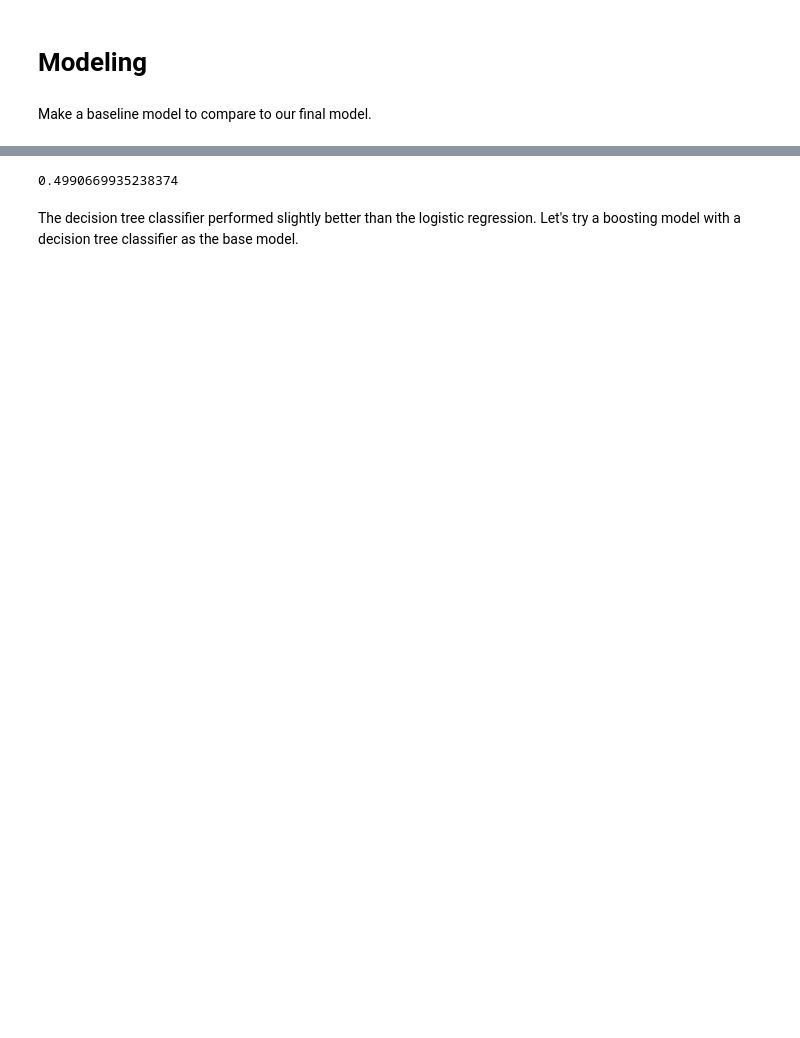
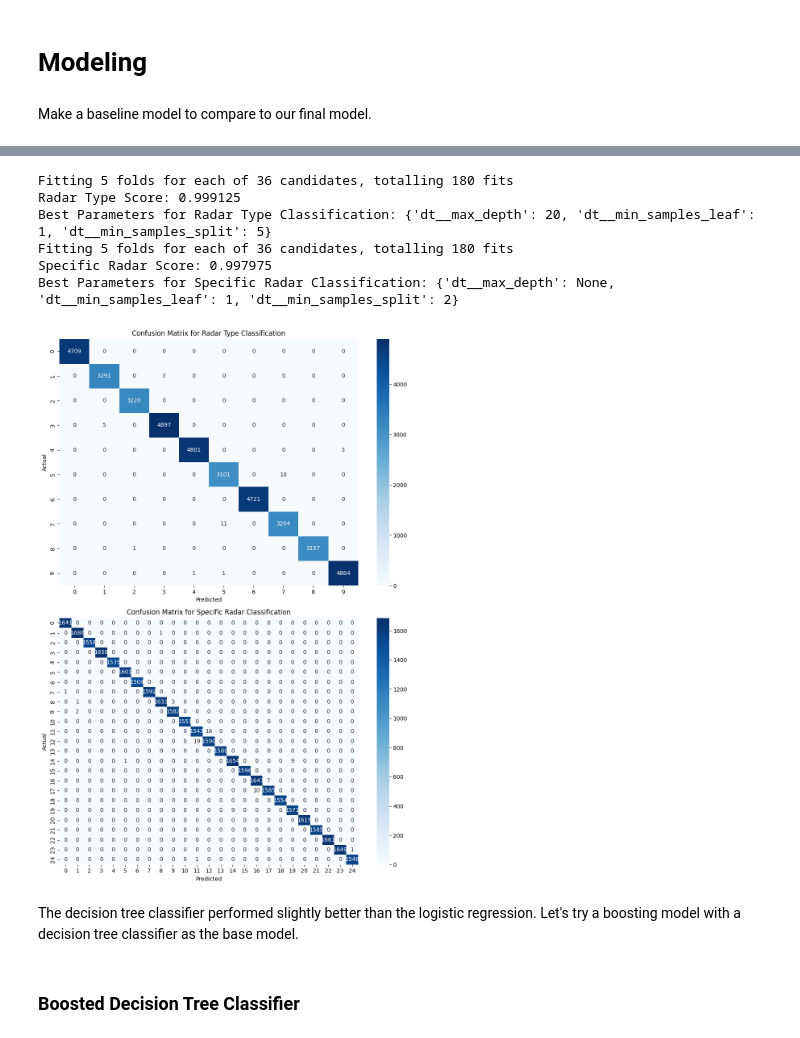
Before and after one commit to Nublaikhan/berkeley-ai-ml-cert, a Jupyter notebook: capstone/Capstone_EDA.ipynb, the cells around one changed output, grey strips where cells are left out. Cells and saved outputs as stored; diff of their text form; code cells hidden in the pictures; blank space fills up the shorter version.

```diff
--- a/capstone/Capstone_EDA.ipynb
+++ b/capstone/Capstone_EDA.ipynb
@@ -275,11 +271,59 @@ We can see here that a LogisticRegression model on its own is not sufficient.  L
+# %%
+# Create the parameter grid for Decision Tree
+param_grid = {
+    'dt__max_depth': [5, 10, 20, None],
+    'dt__min_samples_split': [2, 5, 10],
+    'dt__min_samples_leaf': [1, 2, 4]
+}
 # %%
 pipe_tree = Pipeline([
     ('scaler', StandardScaler()),
-    ('tree', DecisionTreeClassifier())
+    ('dt', DecisionTreeClassifier())
 ])
-pipe_tree.fit(X_train, y_train)
-print(pipe_tree.score(X_test, y_test))
+
+grid = GridSearchCV(pipe_tree, param_grid, cv=5, n_jobs=-1, verbose=1)
+
+grid.fit(X_train_t, y_train_t)
+print("Radar Type Score: " + str(grid.best_estimator_.score(X_test_t, y_test_t)))
+print("Best Parameters for Radar Type Classification: " + str(grid.best_params_))
+
+# Generate predictions for confusion matrices
+y_pred_t = grid.best_estimator_.predict(X_test_t)
+cm_t = confusion_matrix(y_test_t, y_pred_t)
+
+grid.fit(X_train_name, y_train_name)
+print("Specific Radar Score: " + str(grid.best_estimator_.score(X_test_name, y_test_name)))
+print("Best Parameters for Specific Radar Classification: " + str(grid.best_params_))
+
+y_pred_name = grid.best_estimator_.predict(X_test_name)
+cm_name = confusion_matrix(y_test_name, y_pred_name)
+
+# Create a figure with 2 subplots for confusion matrices
+fig, axes = plt.subplots(2, 1, figsize=(10, 14))
+
+# First subplot: Radar Type Classification confusion matrix
+sns.heatmap(cm_t, annot=True, fmt='d', cmap='Blues', ax=axes[0])
+axes[0].set_title('Confusion Matrix for Radar Type Classification')
+axes[0].set_xlabel('Predicted')
+axes[0].set_ylabel('Actual')
+
+# Second subplot: Specific Radar Classification confusion matrix
+sns.heatmap(cm_name, annot=True, fmt='d', cmap='Blues', ax=axes[1])
+axes[1].set_title('Confusion Matrix for Specific Radar Classification')
+axes[1].set_xlabel('Predicted')
+axes[1].set_ylabel('Actual')
+
+plt.tight_layout()
+plt.show()
 # %% [output]
-0.4990669935238374
+Fitting 5 folds for each of 36 candidates, totalling 180 fits
+Radar Type Score: 0.999125
+Best Parameters for Radar Type Classification: {'dt__max_depth': 20, 'dt__min_samples_leaf': 1, 'dt__min_samples_split': 5}
+Fitting 5 folds for each of 36 candidates, totalling 180 fits
+Specific Radar Score: 0.997975
+Best Parameters for Specific Radar Classification: {'dt__max_depth': None, 'dt__min_samples_leaf': 1, 'dt__min_samples_split': 2}
+[figure, added]
 # %% [markdown]
 The decision tree classifier performed slightly better than the logistic regression.  Let's try a boosting model with a decision tree classifier as the base model.
+# %% [markdown]
+### Boosted Decision Tree Classifier
```
Also changed, not shown: parts of 38 cells of this notebook, 4 other files.
